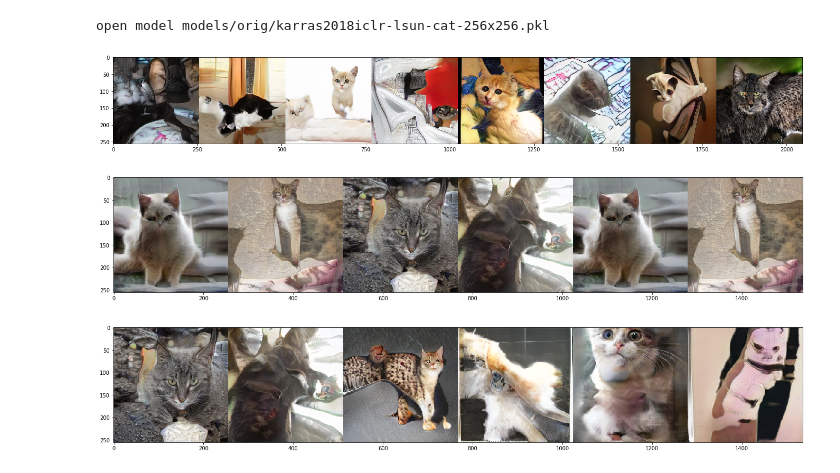
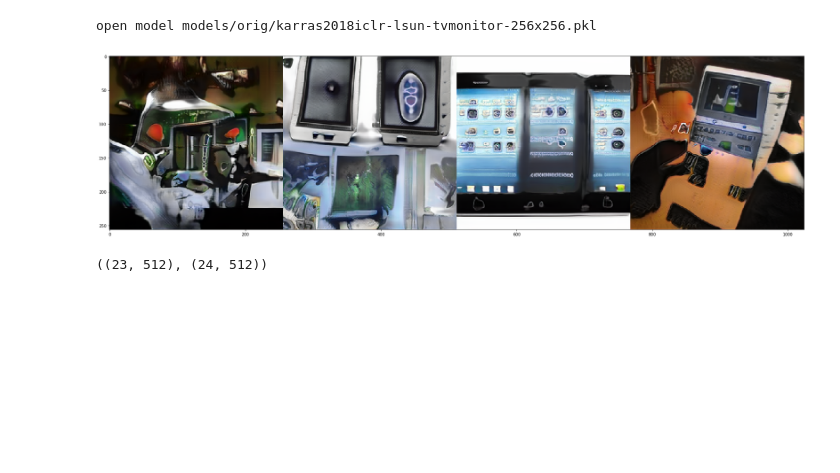
Before and after one commit to kkshmz/progressive_growing_of_gans, a Jupyter notebook: generate.ipynb, the cells around one changed output. Saved outputs shown, nothing was run; the diff lists cells and outputs as text; code cells hidden in the pictures; blank space fills up the shorter version.

Commit message:
bsplines

```diff
--- a/generate.ipynb
+++ b/generate.ipynb
@@ -1,5 +1,6 @@
 # %%
 import os
+import math
 import pickle
 import numpy as np
 import tensorflow as tf
@@ -10,13 +11,14 @@ from tqdm import tqdm
 
 tf.InteractiveSession()
 
-model = "models/orig/karras2018iclr-lsun-cat-256x256.pkl"
+model = "models/orig/karras2018iclr-lsun-tvmonitor-256x256.pkl"
+#model = "models/network-snapshot-013044.pkl"
 
 print("open model %s" % model)
 with open(model, 'rb') as file:
     G, D, Gs = pickle.load(file)
 
-faves=[]
+#faves=[]
 
 def bookmark(latents, new_faves):
     for f in new_faves:
@@ -26,7 +28,7 @@ def show_faves(faves):
     latents = np.array(faves)
     labels = np.zeros([latents.shape[0]] + Gs.input_shapes[1][1:])
     n = len(faves)
-    nr, nc = int(n / 6), 6
+    nr, nc = math.ceil(n / 6), 6
     for r in range(nr):
         images = Gs.run(latents[6*r:min(n-1, 6*(r+1))], labels[6*r:min(n-1, 6*(r+1))])
         images = np.clip(np.rint((images + 1.0) / 2.0 * 255.0), 0.0, 255.0).astype(np.uint8) # [-1,1] => [0,255]
@@ -35,14 +37,14 @@ def show_faves(faves):
         plt.figure(figsize=(24,4))
         plt.imshow(img1)
 
-def random_sample(num_images):
+def random_sample(num_images, scale):
     latents = np.random.RandomState(int(1000*random.random())).randn(num_images, *Gs.input_shapes[0][1:])
     labels = np.zeros([latents.shape[0]] + Gs.input_shapes[1][1:])
     images = Gs.run(latents, labels)
     images = np.clip(np.rint((images + 1.0) / 2.0 * 255.0), 0.0, 255.0).astype(np.uint8) # [-1,1] => [0,255]
     images = images.transpose(0, 2, 3, 1) # NCHW => NHWC
     images_ct = np.concatenate([img for img in images], axis=1)
-    plt.figure(figsize=(24,4))
+    plt.figure(figsize=(scale*num_images, scale))
     plt.imshow(images_ct)
     return images, latents
 
@@ -60,6 +62,23 @@ def get_latent_interpolation(endpoints, num_frames_per, mode, shuffle):
             r = 0.5 - 0.5 * np.cos(np.pi*t/(num_frames_per-1)) if mode == 'ease' else float(t) / num_frames_per
             latents[frame, :] = (1.0-r) * endpoints[e1,:] + r * endpoints[e2,:]
     return latents
+
+def get_latent_interpolation_bspline(endpoints, nf, k, s, shuffle):
+    if shuffle:
+        random.shuffle(endpoints)
+    x = np.array(endpoints)
+    x = np.append(x, x[0,:].reshape(1, x.shape[1]), axis=0)
+    nd = x.shape[1]
+    latents = np.zeros((nd, nf))
+    nss = list(range(1, 10)) + [10]*(nd-19) + list(range(10,0,-1))
+    for i in tqdm(range(nd-9)):
+        idx = list(range(i,i+10))
+        tck, u = interpolate.splprep([x[:,j] for j in range(i,i+10)], k=k, s=s)
+        out = interpolate.splev(np.linspace(0, 1, num=nf, endpoint=True), tck)
+        latents[i:i+10,:] += np.array(out)
+    latents = latents / np.array(nss).reshape((512,1))
+    return latents.T
+
 
 def generate_images(latents, labels):
     batch_size = 8
@@ -84,8 +103,4 @@ def make_movie(images, out_dir, out_name):
     os.system(cmd)
     os.system('rm -rf %s'%temp_dir)
 # %% [output]
-open model models/orig/karras2018iclr-lsun-cat-256x256.pkl
+open model models/orig/karras2018iclr-lsun-tvmonitor-256x256.pkl
-# %%
-images, latents = random_sample(8)
-# %% [output]
-[figure, removed]
@@ -94,5 +107,26 @@ bookmark(latents, [2, 4, 5, 7])
-# %%
-show_faves(faves)
-# %% [output]
-[figure, removed]
-[figure, removed]
+# %%
+def random_sample(num_images, scale):
+    latents = np.random.RandomState(int(1000*random.random())).randn(num_images, *Gs.input_shapes[0][1:])
+    labels = np.zeros([latents.shape[0]] + Gs.input_shapes[1][1:])
+    images = Gs.run(latents, labels)
+    images = np.clip(np.rint((images + 1.0) / 2.0 * 255.0), 0.0, 255.0).astype(np.uint8) # [-1,1] => [0,255]
+    images = images.transpose(0, 2, 3, 1) # NCHW => NHWC
+    images_ct = np.concatenate([img for img in images], axis=1)
+    plt.figure(figsize=(scale*num_images, scale))
+    plt.imshow(images_ct)
+    return images, latents
+
+images, latents = random_sample(4, scale=8)
+# %% [output]
+[figure, added]
+# %%
+#bookmark(latents, [2])
+#len(faves+faves[0])
+#f2 =faves
+#f2.append(f2[0])
+x = np.array(faves)
+x.shape, x[0,:].reshape(1, x.shape[1]).shape
+x2 = np.append(x, x[0,:].reshape(1, x.shape[1]), axis=0)
+x.shape, x2.shape
+# %% [output]
+((23, 512), (24, 512))
```
Also changed, not shown: parts of 29 cells of this notebook.
